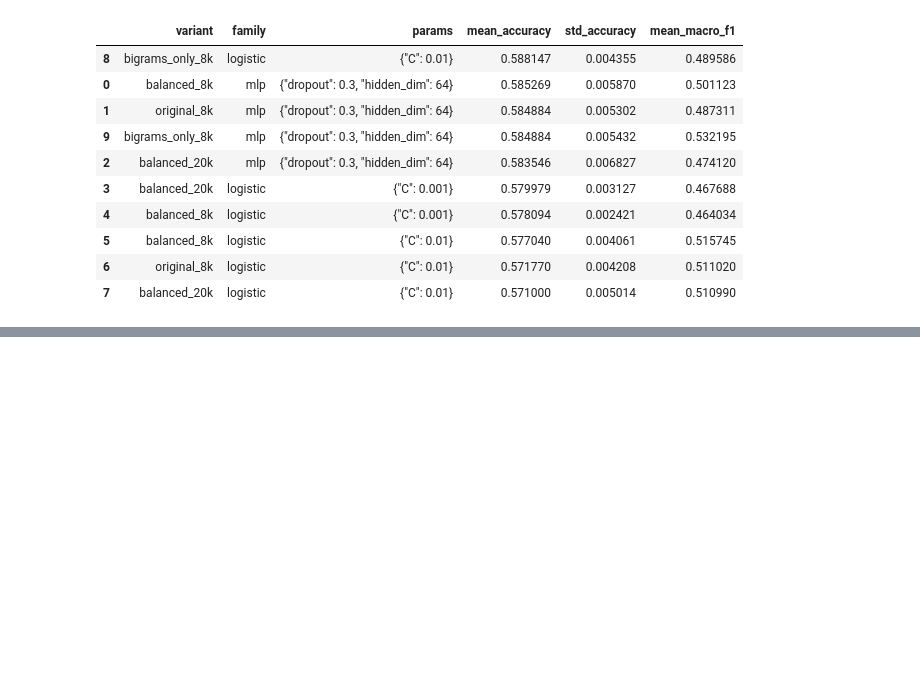
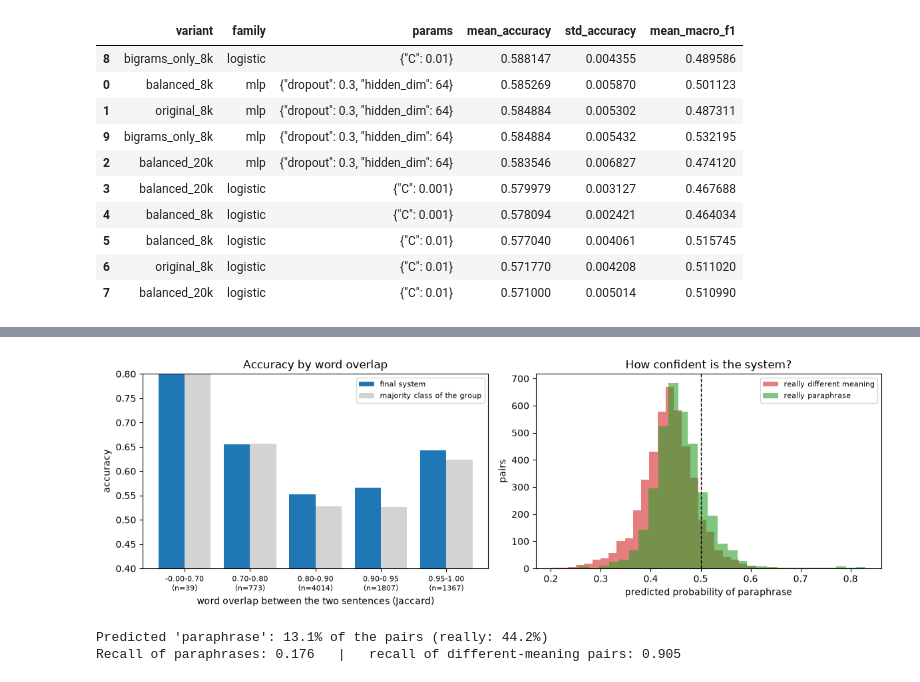
Before and after one commit to nuriallfe/nlp1, a Jupyter notebook: 2_models_and_evaluation.ipynb, the cells around one changed output, grey strips where cells are left out. Cells and saved outputs as stored; diff of their text form; code cells hidden in the pictures; blank space fills up the shorter version.

```diff
--- a/2_models_and_evaluation.ipynb
+++ b/2_models_and_evaluation.ipynb
@@ -1156,0 +1170,9 @@ MLP: selected 3 epochs on inner validation; held-out outer accuracy=0.5837
+# %%
+from pathlib import Path
+from src import clslib
+from src.dataset import load_paws, paws_pairs
+
+ROOT = Path("results_strict")
+SEED = 0
+outcome_space = clslib.NamedClasses(["non-paraphrase", "paraphrase"])
+dataset = load_paws(remove_conflicts=True)      # same dataset as in the notebook (63 conflicting train examples removed)
@@ -1156,0 +1297,68 @@ MLP: selected 3 epochs on inner validation; held-out outer accuracy=0.5837
+# %%
+# ============================================================
+# WHAT THE FINAL SYSTEM DOES WELL AND WHAT IT DOES WRONG (test set)
+# Reads the saved predictions, so it can be run at any time without training.
+# ============================================================
+import html
+import numpy as np
+import pandas as pd
+import matplotlib.pyplot as plt
+from IPython.display import HTML, display
+from src.figures import save_figure
+
+d = pd.read_csv(ROOT / "final_test" / "test_predictions.csv")
+d["correct"] = d.label == d.pred
+N_EXAMPLES, SEED_EXAMPLES = 4, 0
+
+
+def show_examples(title, subset, color):
+    sample = subset.sample(min(N_EXAMPLES, len(subset)), random_state=SEED_EXAMPLES)
+    rows = ""
+    for _, r in sample.iterrows():
+        rows += (f"<tr><td>{html.escape(r.sentence1)}</td><td>{html.escape(r.sentence2)}</td>"
+                 f"<td style='text-align:center'>{r.prob_paraphrase:.2f}</td></tr>")
+    display(HTML(
+        f"<h4 style='color:{color};margin-bottom:4px'>{title} ({len(subset):,} pairs)</h4>"
+        "<table style='border-collapse:collapse;font-size:13px'>"
+        "<tr><th style='text-align:left;width:46%'>Sentence 1</th><th style='text-align:left;width:46%'>Sentence 2</th>"
+        "<th>P(paraphrase)</th></tr>" + rows + "</table>"))
+
+
+show_examples("Correct: real paraphrases detected", d[(d.label == 1) & (d.pred == 1)], "#2e7d32")
+show_examples("Correct: different meaning detected", d[(d.label == 0) & (d.pred == 0)], "#2e7d32")
+show_examples("Wrong: real paraphrases missed (predicted 'different meaning')", d[(d.label == 1) & (d.pred == 0)], "#c62828")
+show_examples("Wrong: different meaning predicted as paraphrase", d[(d.label == 0) & (d.pred == 1)], "#c62828")
+
+# ---- summary figures
+d["jaccard"] = [len(set(a.lower().split()) & set(b.lower().split())) / len(set(a.lower().split()) | set(b.lower().split()))
+                for a, b in zip(d.sentence1, d.sentence2)]
+d["overlap"] = pd.cut(d.jaccard, [0, .7, .8, .9, .95, 1.0001], include_lowest=True)
+by = d.groupby("overlap", observed=True).agg(pairs=("label", "size"), acc=("correct", "mean"), par=("label", "mean"))
+by["majority"] = np.maximum(by.par, 1 - by.par)
+
+fig, ax = plt.subplots(1, 2, figsize=(12, 4))
+x = np.arange(len(by))
+ax[0].bar(x - 0.2, by.acc, 0.4, label="final system", color="tab:blue")
+ax[0].bar(x + 0.2, by.majority, 0.4, label="majority class of the group", color="lightgray")
+ax[0].set_xticks(x)
+ax[0].set_xticklabels([f"{i.left:.2f}-{i.right:.2f}\n(n={n})" for i, n in zip(by.index, by.pairs)], fontsize=8)
+ax[0].set_ylim(0.4, 0.8)
+ax[0].set_xlabel("word overlap between the two sentences (Jaccard)")
+ax[0].set_ylabel("accuracy")
+ax[0].set_title("Accuracy by word overlap")
+ax[0].legend(fontsize=8)
+
+ax[1].hist(d[d.label == 0].prob_paraphrase, bins=30, alpha=0.6, label="really different meaning", color="tab:red")
+ax[1].hist(d[d.label == 1].prob_paraphrase, bins=30, alpha=0.6, label="really paraphrase", color="tab:green")
+ax[1].axvline(0.5, color="black", linestyle="--", linewidth=1)
+ax[1].set_xlabel("predicted probability of paraphrase")
+ax[1].set_ylabel("pairs")
+ax[1].set_title("How confident is the system?")
+ax[1].legend(fontsize=8)
+fig.tight_layout()
+save_figure(fig, "images/test_error_analysis.png")
+plt.show()
+
+print(f"Predicted 'paraphrase': {d.pred.mean():.1%} of the pairs (really: {d.label.mean():.1%})")
+print(f"Recall of paraphrases: {d[d.label == 1].correct.mean():.3f}   |   recall of different-meaning pairs: {d[d.label == 0].correct.mean():.3f}")
+# %% [output]
@@ -1156,0 +1389,3 @@ MLP: selected 3 epochs on inner validation; held-out outer accuracy=0.5837
+[figure, added]
+Predicted 'paraphrase': 13.1% of the pairs (really: 44.2%)
+Recall of paraphrases: 0.176   |   recall of different-meaning pairs: 0.905
```
Also changed, not shown: parts of 26 cells of this notebook.
